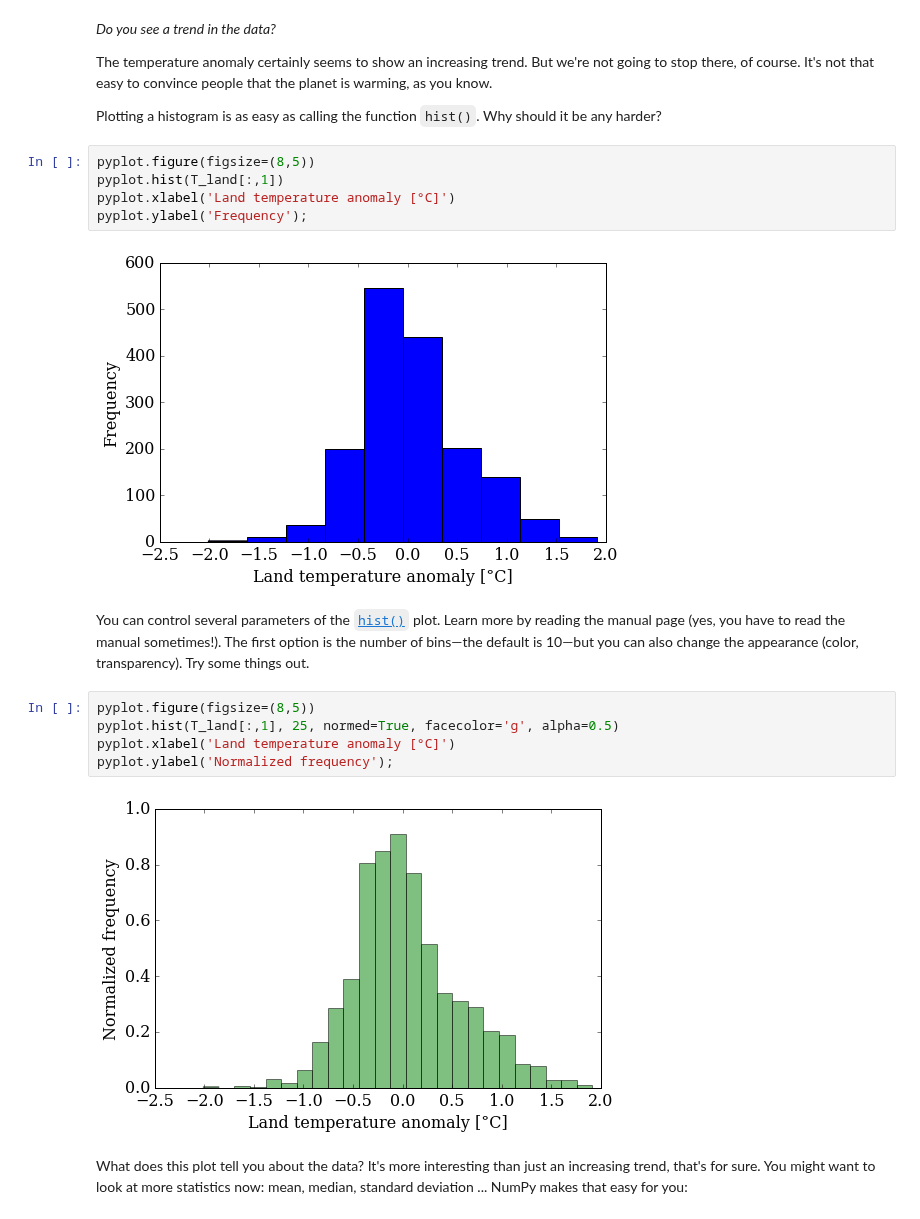
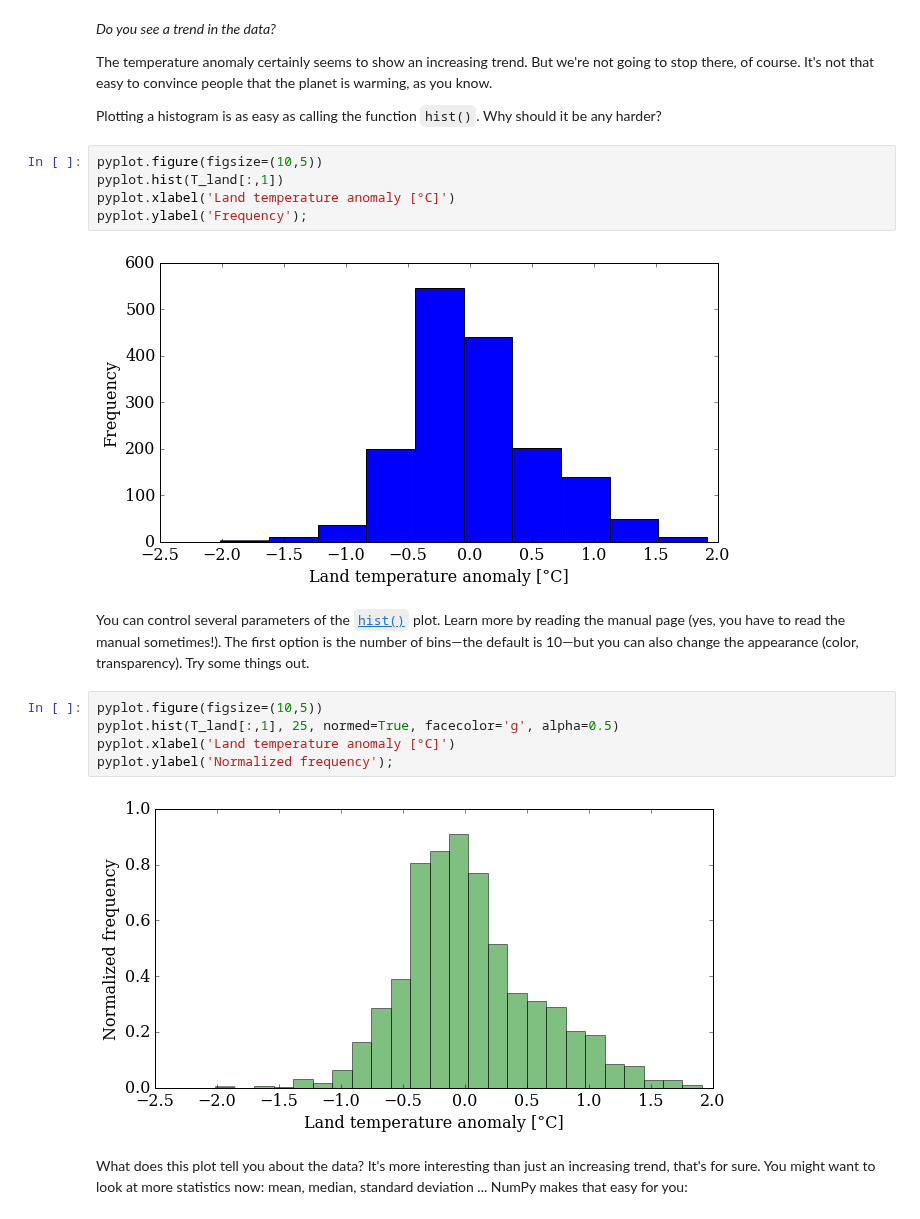
Before and after one commit to barbagroup/essential_skills_RRC, a Jupyter notebook: the_python_scientific_stack.ipynb, the cells around one changed output. Drawn from its saved outputs; the diff is of its cells as text.

```diff
--- a/the_python_scientific_stack.ipynb
+++ b/the_python_scientific_stack.ipynb
@@ -215,21 +215,21 @@ The temperature anomaly certainly seems to show an increasing trend. But we're n
 
 Plotting a histogram is as easy as calling the function `hist()`. Why should it be any harder?
 # %%
-pyplot.figure(figsize=(8,5))
+pyplot.figure(figsize=(10,5))
 pyplot.hist(T_land[:,1])
 pyplot.xlabel('Land temperature anomaly [°C]')
 pyplot.ylabel('Frequency');
 # %% [output]
-[figure, old version]
+[figure, new version]
 # %% [markdown]
 You can control several parameters of the [`hist()`](http://matplotlib.org/1.3.1/api/pyplot_api.html?highlight=hist#matplotlib.pyplot.hist) plot. Learn more by reading the manual page (yes, you have to read the manual sometimes!). The first option is the number of bins—the default is 10—but you can also change the appearance (color, transparency). Try some things out.
 # %%
-pyplot.figure(figsize=(8,5))
+pyplot.figure(figsize=(10,5))
 pyplot.hist(T_land[:,1], 25, normed=True, facecolor='g', alpha=0.5)
 pyplot.xlabel('Land temperature anomaly [°C]')
 pyplot.ylabel('Normalized frequency');
 # %% [output]
-[figure, old version]
+[figure, new version]
 # %% [markdown]
 What does this plot tell you about the data? It's more interesting than just an increasing trend, that's for sure. You might want to look at more statistics now: mean, median, standard deviation ... NumPy makes that easy for you:
 # %%
```
Also changed, not shown: parts of 3 cells of this notebook.
